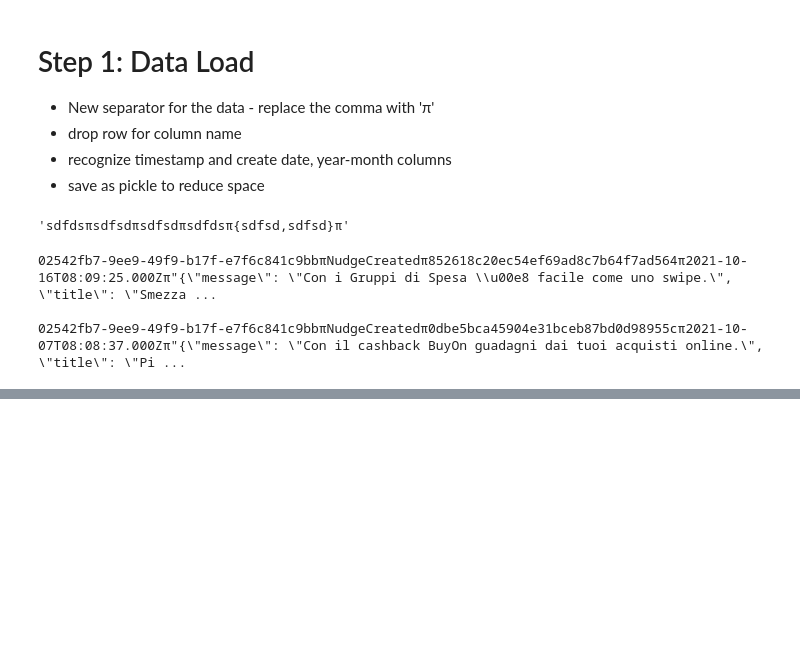
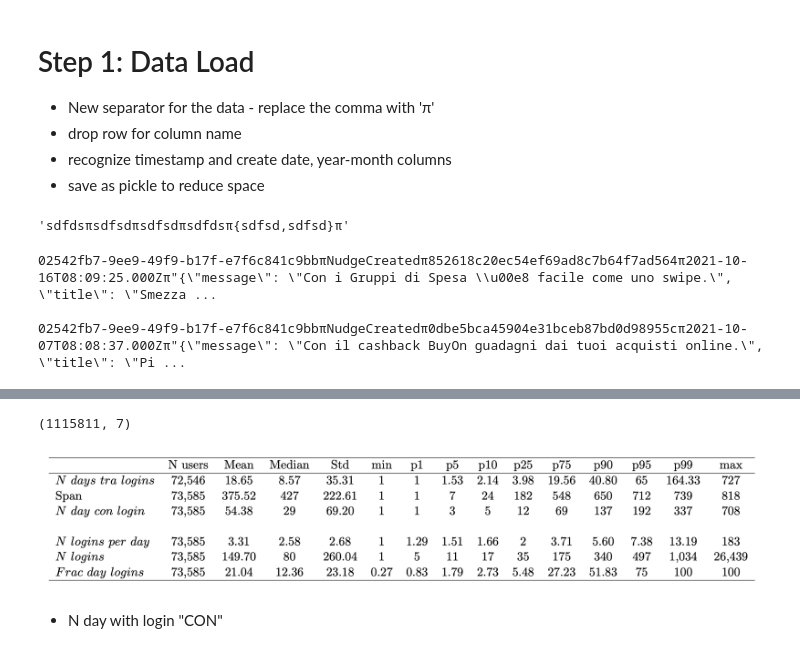
Before and after one commit to rawatpranjal/PhD_Project1, a Jupyter notebook: 001_data_processing/main-v1.ipynb, the cells around one changed output, grey strips where cells are left out. Drawn from its saved outputs; the diff is of its cells as text; code cells hidden in the pictures; blank space fills up the shorter version.

```diff
--- a/001_data_processing/main-v1.ipynb
+++ b/001_data_processing/main-v1.ipynb
@@ -220,0 +450,16 @@ df2 = df[df.IntegrationEvent == 'TransactionConfirmed']
+# %%
+import pandas as pd
+pd.set_option("display.precision", 4)
+df = pd.read_pickle('/Users/pranjal/Downloads/data/data_clean.pkl')
+df = df[df.IntegrationEvent == 'UserSignedIn']
+print(df.shape)
+# %% [output]
+(1115811, 7)
+# %%
+T1 = '/Users/pranjal/Desktop/PhD_Project1/001_data_processing/Screenshot 2022-07-29 at 1.32.33 PM.png'
+from IPython.display import Image
+Image(filename=T1)
+# %% [output]
+[figure, added]
+# %% [markdown]
+* N day with login "CON"
```
Also changed, not shown: parts of 83 cells of this notebook, 9 other files.
